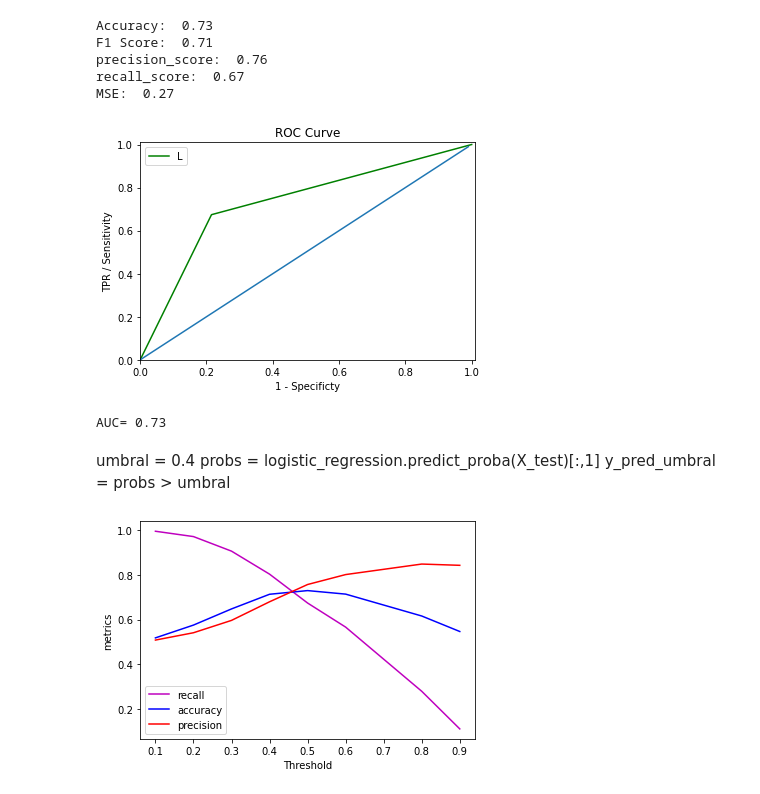
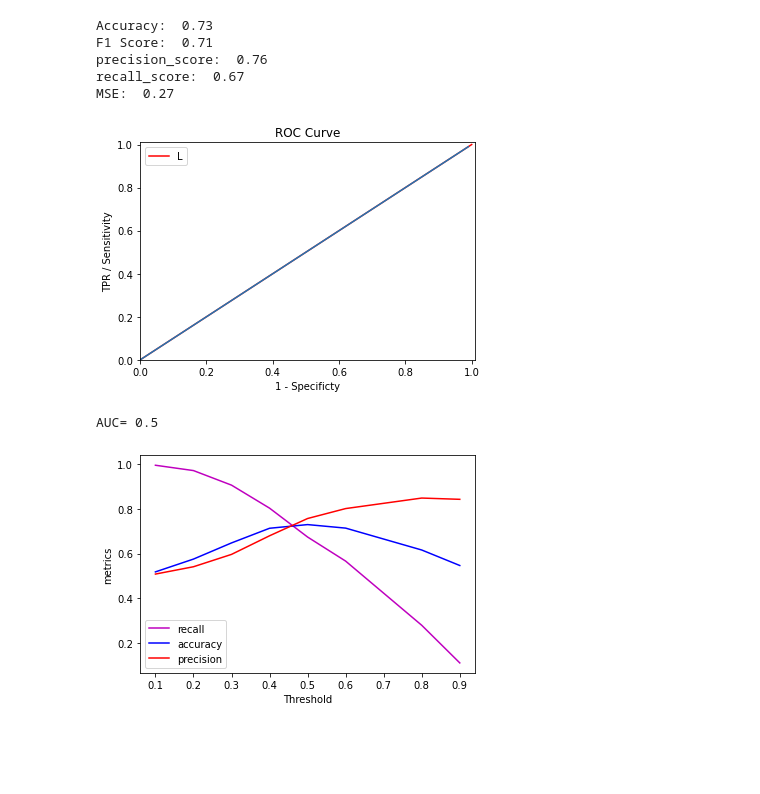
Before and after one commit to javisrv/Cardiovascular_event_prediction, a Jupyter notebook: scripts/RL.ipynb, the cells around one changed output. Drawn from its saved outputs; the diff is of its cells as text; code cells hidden in the pictures; blank space fills up the shorter version.

```diff
--- a/scripts/RL.ipynb
+++ b/scripts/RL.ipynb
@@ -192,28 +192,27 @@ precision_score:  0.76
 recall_score:  0.67
 MSE:  0.27
 # %%
-fpr_lr,tpr_lr,thr_lr = roc_curve(y_test, y_test_pred)
+
+y_pred_prob = logistic_regression.predict_proba(X_test)
+
+fpr_lr,tpr_lr,thr_lr = roc_curve(y_test, y_pred_prob[:,1])
 
 plt.axis([0, 1.01, 0, 1.01])
 plt.xlabel('1 - Specificty')
 plt.ylabel('TPR / Sensitivity')
 plt.title('ROC Curve')
-plt.plot(fpr_lr, tpr_lr, 'g')
+plt.plot(fpr_lr, tpr_lr, 'r')
 plt.legend('LR')
 plt.plot(np.arange(0,1, step =0.01), np.arange(0,1, step =0.01))
 plt.show()
 # %% [output]
-[figure, old version]
+[figure, new version]
 # %%
 print('AUC=', round(auc(fpr_lr, tpr_lr),2))
 # %% [output]
-AUC= 0.73
+AUC= 0.5
 # %%
 #Dada la naturaleza del probelma, conviene utilizar una estrategia que impida clasificar como pacientes sanos a aquellos que están en riesgo.
-# %% [markdown]
-umbral = 0.4
-probs = logistic_regression.predict_proba(X_test)[:,1]
-y_pred_umbral = probs > umbral
 # %%
 recalls = []
 accuracy = []
```
Also changed, not shown: parts of 5 cells of this notebook, 1 other file.
